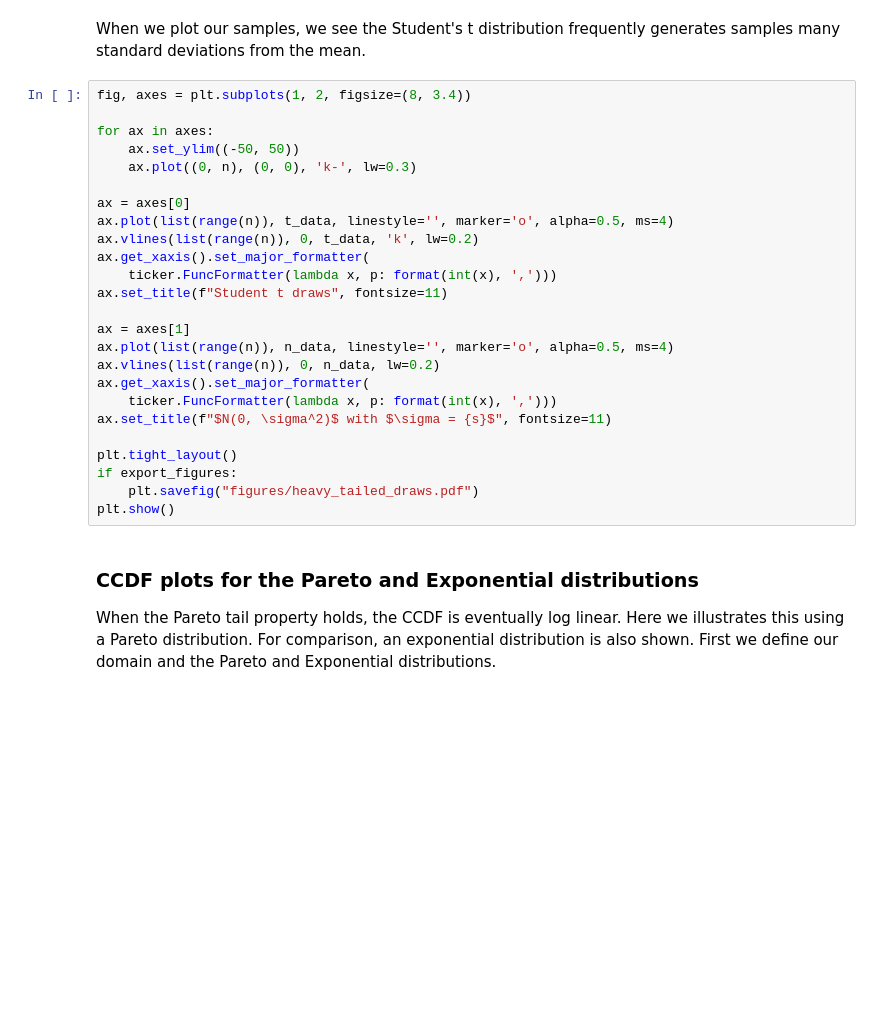
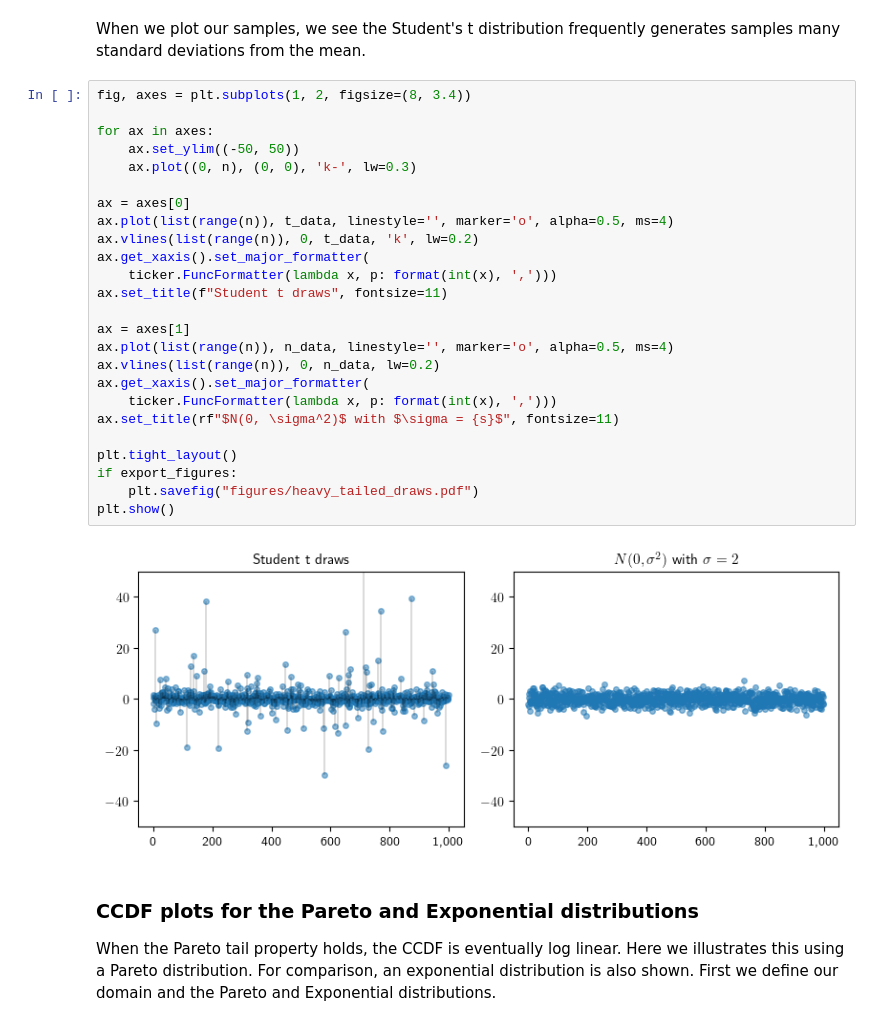
Before and after one commit to QuantEcon/book-networks-public, a Jupyter notebook: ipynb/ch_intro.ipynb, the cells around one changed output. Cells and saved outputs as stored; diff of their text form; blank space fills up the shorter version.

```diff
--- a/ipynb/ch_intro.ipynb
+++ b/ipynb/ch_intro.ipynb
@@ -221,28 +229,30 @@ generates samples many standard deviations from the mean.
 # %%
 fig, axes = plt.subplots(1, 2, figsize=(8, 3.4))
 
 for ax in axes:
     ax.set_ylim((-50, 50))
     ax.plot((0, n), (0, 0), 'k-', lw=0.3)
 
 ax = axes[0]
 ax.plot(list(range(n)), t_data, linestyle='', marker='o', alpha=0.5, ms=4)
 ax.vlines(list(range(n)), 0, t_data, 'k', lw=0.2)
 ax.get_xaxis().set_major_formatter(
     ticker.FuncFormatter(lambda x, p: format(int(x), ',')))
 ax.set_title(f"Student t draws", fontsize=11)
 
 ax = axes[1]
 ax.plot(list(range(n)), n_data, linestyle='', marker='o', alpha=0.5, ms=4)
 ax.vlines(list(range(n)), 0, n_data, lw=0.2)
 ax.get_xaxis().set_major_formatter(
     ticker.FuncFormatter(lambda x, p: format(int(x), ',')))
-ax.set_title(f"$N(0, \sigma^2)$ with $\sigma = {s}$", fontsize=11)
+ax.set_title(rf"$N(0, \sigma^2)$ with $\sigma = {s}$", fontsize=11)
 
 plt.tight_layout()
 if export_figures:
     plt.savefig("figures/heavy_tailed_draws.pdf")
 plt.show()
+# %% [output]
+[figure, added]
 # %% [markdown]
 ### CCDF plots for the Pareto and Exponential distributions
 
```
Also changed, not shown: parts of 18 cells of this notebook, 6 other files.
